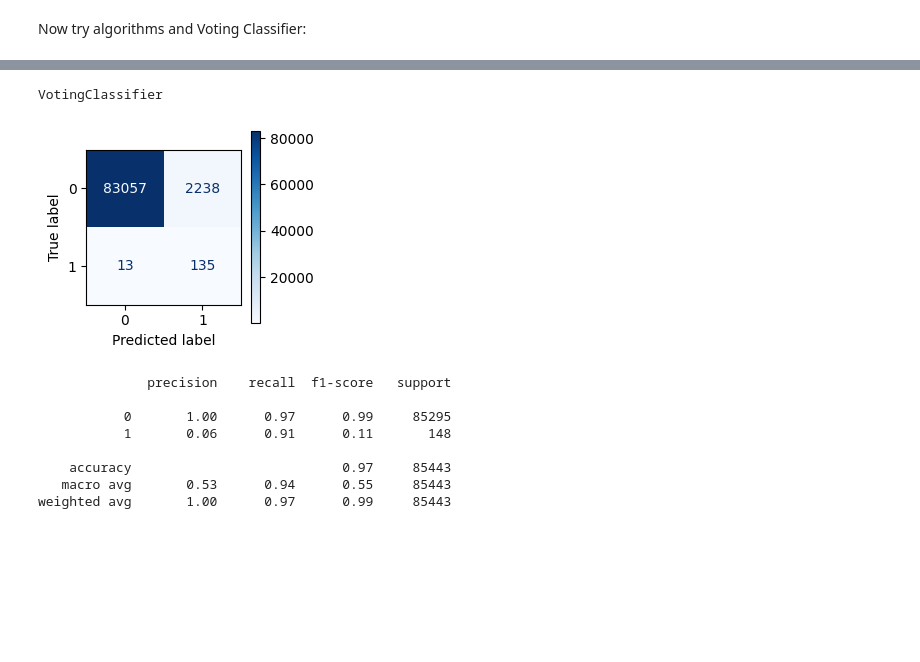
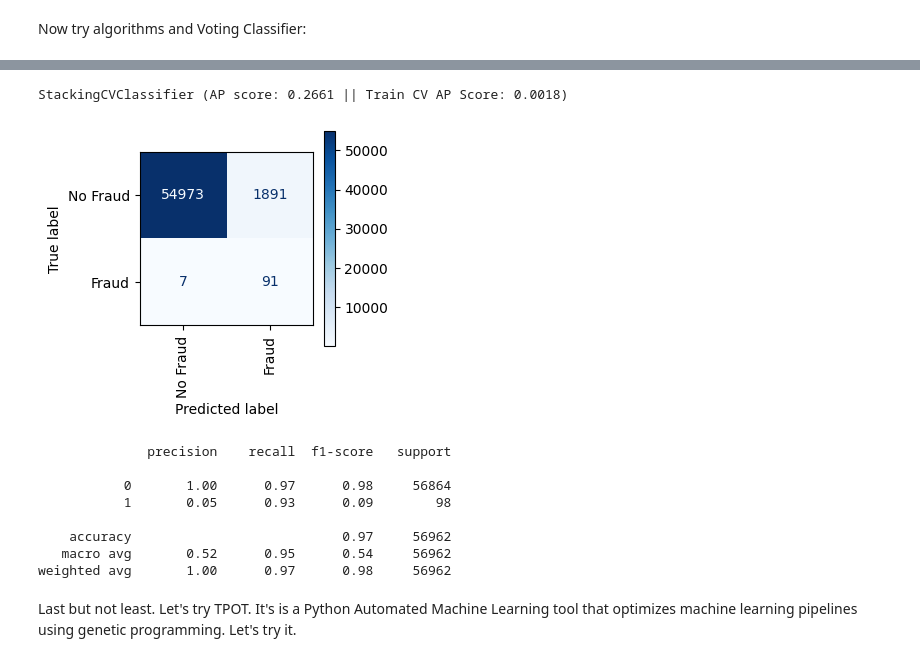
Before and after one commit to abdullahkavakli/Credit-Card-Fraud-Detection-Using-KNN, a Jupyter notebook: Credit Card Fraud Detection.ipynb, the cells around one changed output, grey strips where cells are left out. Saved outputs shown, nothing was run; the diff lists cells and outputs as text; code cells hidden in the pictures; blank space fills up the shorter version.

```diff
--- a/Credit Card Fraud Detection.ipynb
+++ b/Credit Card Fraud Detection.ipynb
@@ -126,4 +177,4 @@ X_train_scaled = scaler.fit_transform(X_train)
 X_test_scaled = scaler.transform(X_test)
 # %%
 results= pd.DataFrame(columns=["Function Name", "Accuracy", "Precision", "Recall", "F1",
-                               "TN", "FP", "FN", "TP", "ROC-AUC Score", "Precision-Recall Score"])
+                               "TN", "FP", "FN", "TP", "ROC-AUC Score", "Precision-Recall Score", "Train CV AP Score"])
@@ -161,2 +181,2 @@ def print_scores(models, X_train=X_train_scaled, X_test=X_test_scaled, y_train=y
 # %%
-kf = StratifiedKFold(n_splits=4, shuffle=True, random_state=42) #We use stratified becuse of imbalanced dataset.
+kf = StratifiedKFold(n_splits=5, shuffle=True, random_state=rand_state) #We use stratified becuse of imbalanced dataset.
@@ -393,12 +387,17 @@ weighted avg       1.00      1.00      1.00     85443
 # %% [markdown]
 And try Voting Classifier.
 # %%
-classifiers=[("XGB Classifier", xgb.XGBClassifier(n_jobs=-1, tree_method="hist")),
-             ("XGB Random Forest Classifier", xgb.XGBRFClassifier(n_jobs=-1, tree_method="hist")),
-             ("Logistic Regression", LogisticRegression(n_jobs=-1, class_weight="balanced")),
-             ("KNN", KNeighborsClassifier(n_jobs=-1)),
-             ("Decision Tree", DecisionTreeClassifier(class_weight="balanced")),
-             ("SGD", SGDClassifier(loss="log_loss", n_jobs=-1,class_weight="balanced"))]
-
-vc ={"Vote": VotingClassifier(estimators=classifiers,voting="soft",n_jobs=-1, weights=[1,1,2,1,2,1]) }
-print_scores(vc, result_prefix="_voting2")
+clf_meta=xgb.XGBClassifier(eval_metric=average_precision_score, tree_method="hist")
+classifiers_stack=[ExtraTreesClassifier(n_jobs=-1),
+                   RandomForestClassifier(n_jobs=-1),
+                   xgb.XGBClassifier(eval_metric=average_precision_score, n_jobs=-1, tree_method="hist", random_state=rand_state),
+                   xgb.XGBRFClassifier(objective="binary:logistic", eval_metric=average_precision_score, n_jobs=-1, tree_method="hist", random_state=rand_state),
+                   LogisticRegression(n_jobs=-1, class_weight="balanced"),
+                   KNeighborsClassifier(n_jobs=-1),
+                   SGDClassifier(loss="log_loss", n_jobs=-1, class_weight="balanced")]
+clf_stack = StackingCVClassifier(classifiers=classifiers_stack,
+                                 meta_classifier=clf_meta,
+                                 cv=kf,
+                                 verbose=False,
+                                 use_probas=True,
+                                 use_features_in_secondary=True)
@@ -961 +643,4 @@ y_train_rus.shape
+# %%
+nm = NearMiss()
+X_train_nm, y_train_nm = nm.fit_resample(X_train, y_train)
 # %%
@@ -1049,20 +735,16 @@ SGDClassifier
 # %%
-classifiers_rec =[("XGB Classifier", xgb.XGBClassifier(n_jobs=-1, tree_method="hist")),
-                 ("XGB Random Forest Classifier", xgb.XGBRFClassifier(n_jobs=-1, tree_method="hist")),
-                 ("Logistic Regression", LogisticRegression(n_jobs=-1)),
-                 ("KNN", KNeighborsClassifier(n_jobs=-1)),
-                 ("Support Vector Classifier", SVC(probability=True))]
-
-vc_rec ={"Vote": VotingClassifier(estimators=classifiers_rec,voting="soft",n_jobs=-1) }
-print_scores(vc_rec, X_train=X_scaled_train_rus, y_train=y_train_rus, result_prefix="_voting_rus")
+vc ={"Stack": clf_stack }
+print_scores(vc, X_train=X_train_nm, y_train=y_train_nm, undersample=True, result_prefix="_voting_stack_us")
 # %% [output]
-VotingClassifier
+StackingCVClassifier (AP score: 0.2661 || Train CV AP Score: 0.0018)
-[figure, old version]
+[figure, new version]
               precision    recall  f1-score   support
 
-           0       1.00      0.97      0.99     85295
-           1       0.06      0.91      0.11       148
+           0       1.00      0.97      0.98     56864
+           1       0.05      0.93      0.09        98
 
-    accuracy                           0.97     85443
-   macro avg       0.53      0.94      0.55     85443
-weighted avg       1.00      0.97      0.99     85443
+    accuracy                           0.97     56962
+   macro avg       0.52      0.95      0.54     56962
+weighted avg       1.00      0.97      0.98     56962
+# %% [markdown]
+Last but not least. Let's try TPOT. It's is a Python Automated Machine Learning tool that optimizes machine learning pipelines using genetic programming. Let's try it.
```
Also changed, not shown: parts of 77 cells of this notebook.
